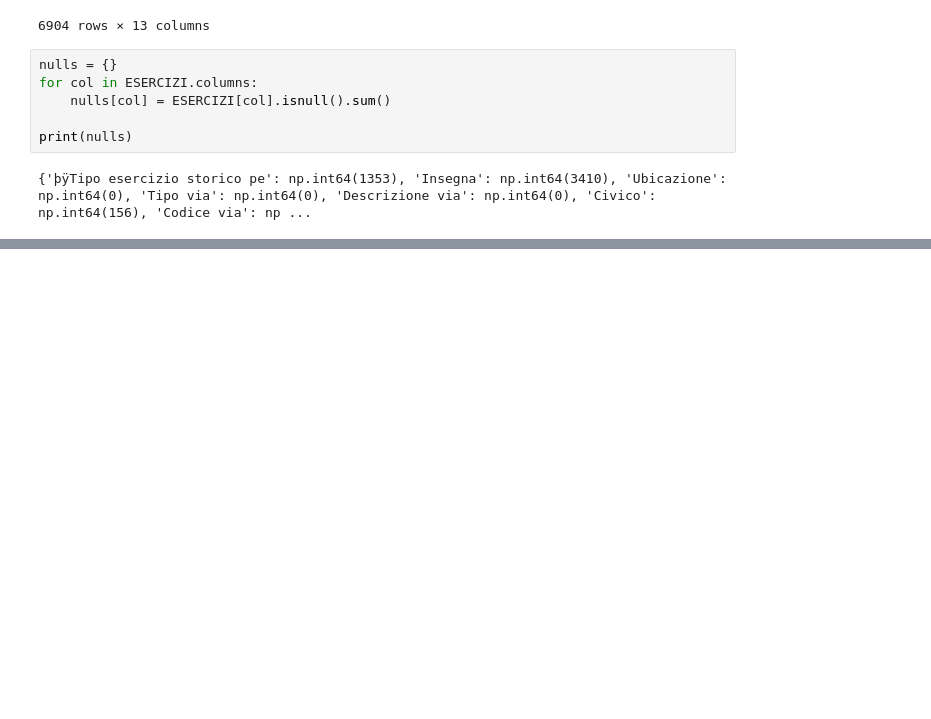
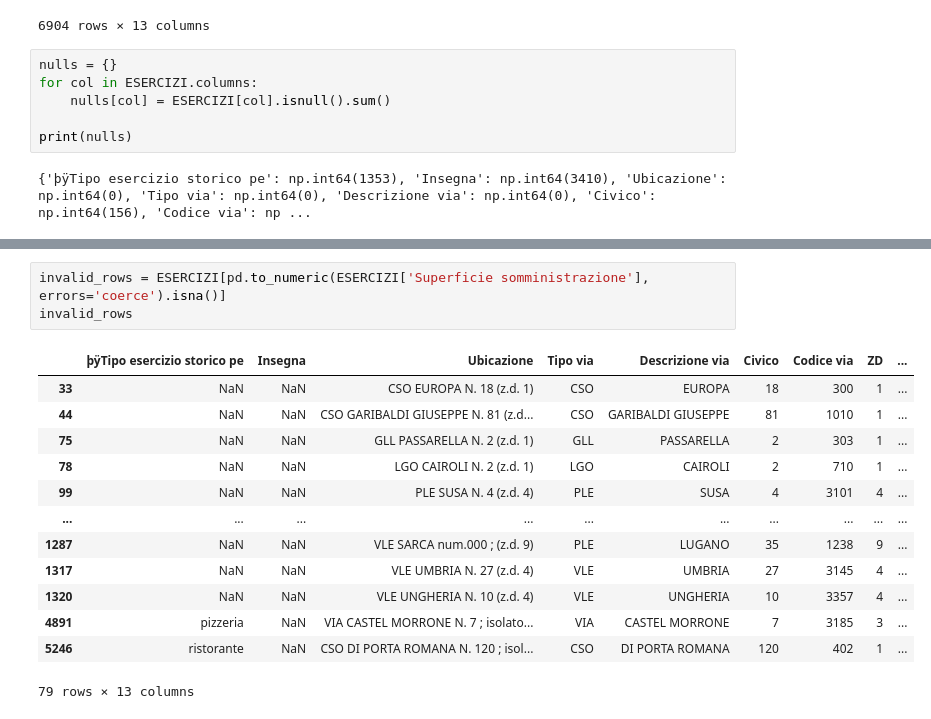
Before and after one commit to ericpiotti/Data_and_Information_Quality, a Jupyter notebook: notebooks/exploration.ipynb, the cells around one changed output, grey strips where cells are left out. Cells and saved outputs as stored; diff of their text form; blank space fills up the shorter version.

```diff
--- a/notebooks/exploration.ipynb
+++ b/notebooks/exploration.ipynb
@@ -159,0 +202,17 @@ dtype: int64
+# %%
+invalid_rows = ESERCIZI[pd.to_numeric(ESERCIZI['Superficie somministrazione'], errors='coerce').isna()]
+invalid_rows
+# %% [output]
+|  | þÿTipo esercizio storico pe | Insegna | Ubicazione | Tipo via | Descrizione via | Civico | Codice via | ZD | ... |
+| 33 | NaN | NaN | CSO EUROPA N. 18 (z.d. 1) | CSO | EUROPA | 18 | 300 | 1 | ... |
+| 44 | NaN | NaN | CSO GARIBALDI GIUSEPPE N. 81 (z.d... | CSO | GARIBALDI GIUSEPPE | 81 | 1010 | 1 | ... |
+| 75 | NaN | NaN | GLL PASSARELLA N. 2 (z.d. 1) | GLL | PASSARELLA | 2 | 303 | 1 | ... |
+| 78 | NaN | NaN | LGO CAIROLI N. 2 (z.d. 1) | LGO | CAIROLI | 2 | 710 | 1 | ... |
+| 99 | NaN | NaN | PLE SUSA N. 4 (z.d. 4) | PLE | SUSA | 4 | 3101 | 4 | ... |
+| ... | ... | ... | ... | ... | ... | ... | ... | ... | ... |
+| 1287 | NaN | NaN | VLE SARCA num.000 ; (z.d. 9) | PLE | LUGANO | 35 | 1238 | 9 | ... |
+| 1317 | NaN | NaN | VLE UMBRIA N. 27 (z.d. 4) | VLE | UMBRIA | 27 | 3145 | 4 | ... |
+| 1320 | NaN | NaN | VLE UNGHERIA N. 10 (z.d. 4) | VLE | UNGHERIA | 10 | 3357 | 4 | ... |
+| 4891 | pizzeria | NaN | VIA CASTEL MORRONE N. 7 ; isolato... | VIA | CASTEL MORRONE | 7 | 3185 | 3 | ... |
+| 5246 | ristorante | NaN | CSO DI PORTA ROMANA N. 120 ; isol... | CSO | DI PORTA ROMANA | 120 | 402 | 1 | ... |
+79 rows × 13 columns
```
Also changed, not shown: parts of 10 cells of this notebook, 1 other file.
